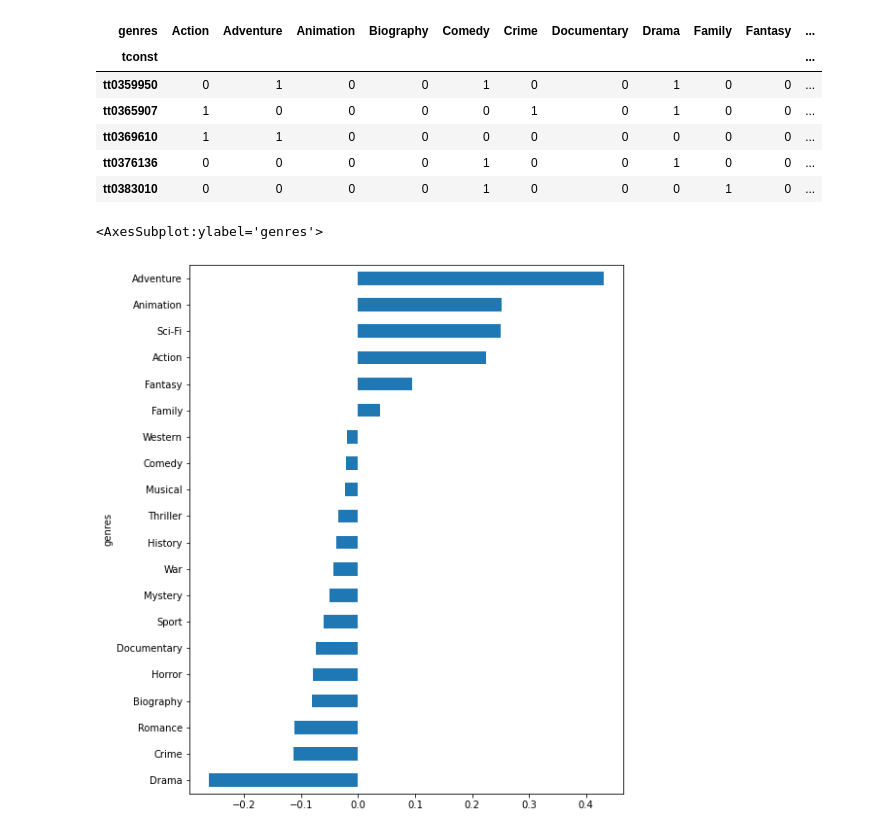
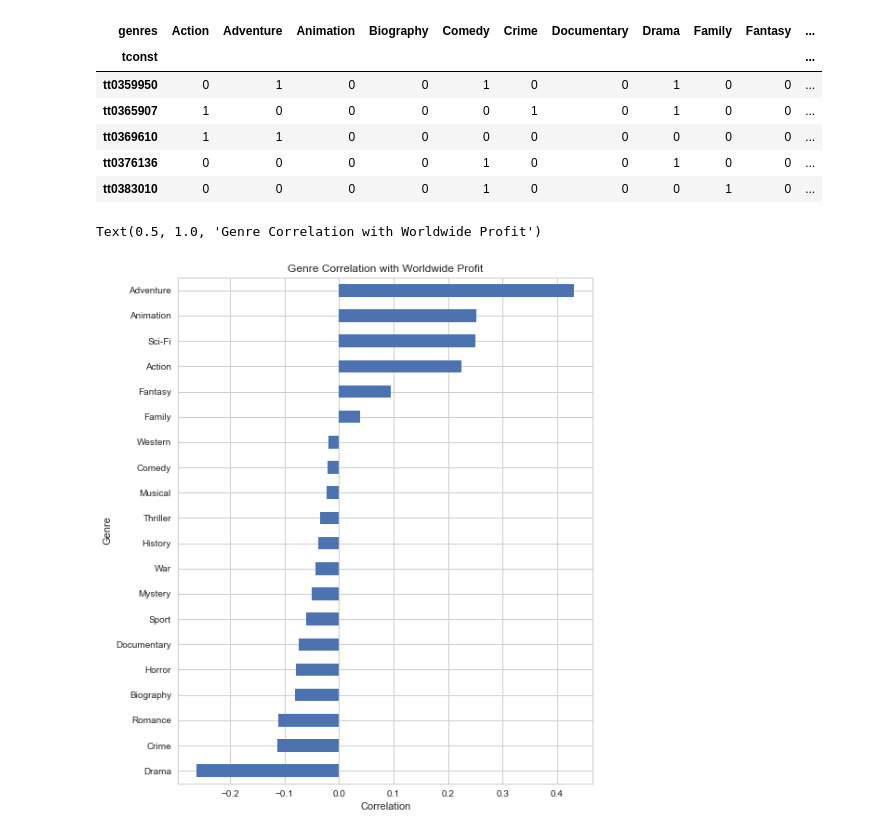
Before and after one commit to ndgigliotti/dsc-phase-1-project, a Jupyter notebook: genres.ipynb, the cells around one changed output. Saved outputs shown, nothing was run; the diff lists cells and outputs as text; code cells hidden in the pictures.

```diff
--- a/genres.ipynb
+++ b/genres.ipynb
@@ -4,9 +4,12 @@ import re
 import json
 import pandas as pd
 import numpy as np
+import matplotlib.pyplot as plt
+import seaborn as sns
 import utils
 import cleaning
 import analysis
+plt.style.use('seaborn-whitegrid')
 # %%
 tn = pd.read_csv(os.path.join('zippedData', 'tn.movie_budgets.csv.gz'), parse_dates=['release_date'])
 
@@ -296,9 +299,12 @@ combos.head()
 | tt0376136 | 0 | 0 | 0 | 0 | 1 | 0 | 0 | 1 | 0 | 0 | ... |
 | tt0383010 | 0 | 0 | 0 | 0 | 1 | 0 | 0 | 0 | 1 | 0 | ... |
 # %%
-imdb.index = imdb['tconst']
-combos.corrwith(imdb['worldwide_profit']).sort_values().plot.barh(figsize=(8, 10))
+imdb.set_index('tconst', inplace=True)
+ax = combos.corrwith(imdb['worldwide_profit']).sort_values().plot.barh(figsize=(8, 10))
+ax.set_xlabel('Correlation')
+ax.set_ylabel('Genre')
+ax.set_title('Genre Correlation with Worldwide Profit')
 # %% [output]
-<AxesSubplot:ylabel='genres'>
+Text(0.5, 1.0, 'Genre Correlation with Worldwide Profit')
-[figure, old version]
+[figure, new version]
 # %%
```
Also changed, not shown: parts of 15 cells of this notebook.
